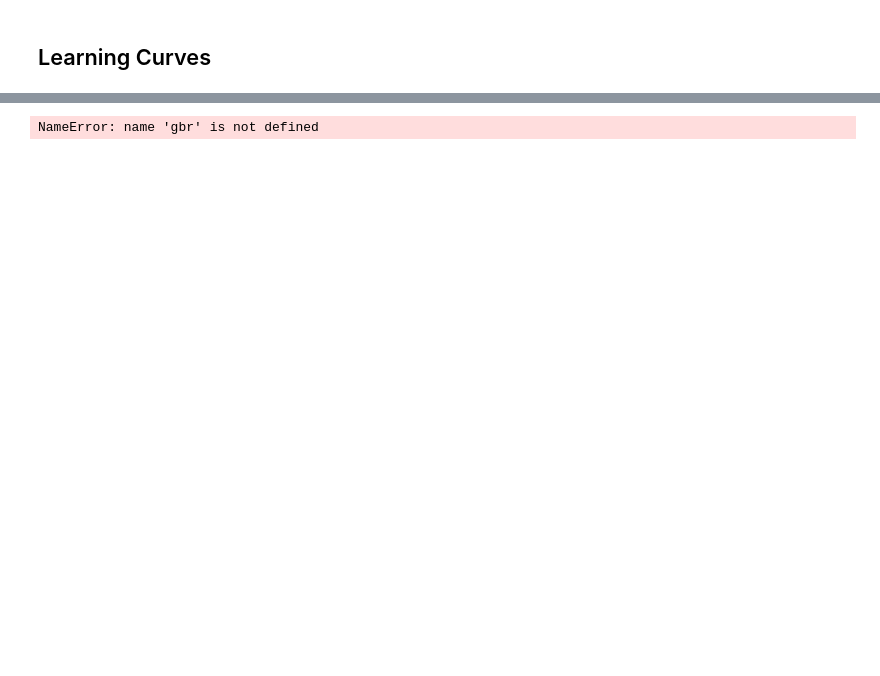
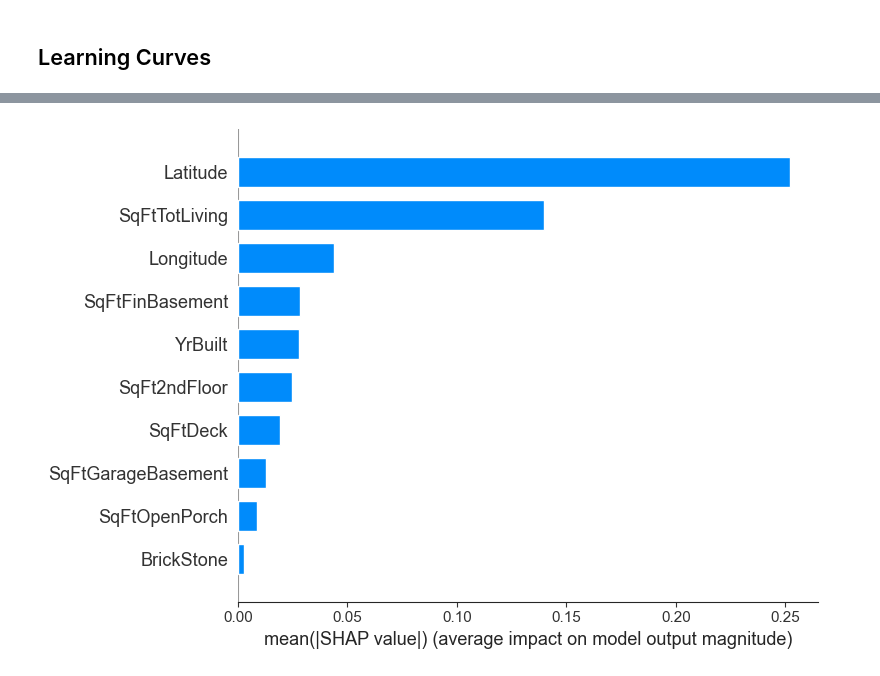
Before and after one commit to shintaronakamura28/Housing_sale_price_prediction, a Jupyter notebook: analysis_using_top_features.ipynb, the cells around one changed output, grey strips where cells are left out. Cells and saved outputs as stored; diff of their text form; code cells hidden in the pictures; blank space fills up the shorter version.

```diff
--- a/analysis_using_top_features.ipynb
+++ b/analysis_using_top_features.ipynb
@@ -661,18 +707,20 @@ Learning CUrve for SVR
+# %%
+hgbr = HistGradientBoostingRegressor()
 # %%
 shap.initjs()
 
 # Train a regression model (e.g., RandomForestRegressor)
-model = gbr
-model.fit(X_train, y_train)
+model = hgbr
+model.fit(X_train_scaled, y_train)
 
 # Create a SHAP explainer
-explainer = shap.Explainer(model, X_train)
+explainer = shap.Explainer(model, X_train_scaled)
 
 # Calculate SHAP values
-shap_values = explainer(X_test)
+shap_values = explainer(X_test_scaled)
 
 # Plot SHAP summary
-shap.summary_plot(shap_values, X_test, plot_type="bar", feature_names=X.columns)
+shap.summary_plot(shap_values, X_test_scaled, plot_type="bar", feature_names=X.columns)
 # %% [output]
 [interactive output not drawn]
-NameError: name 'gbr' is not defined
+[figure, added]
```
Also changed, not shown: parts of 16 cells of this notebook.
